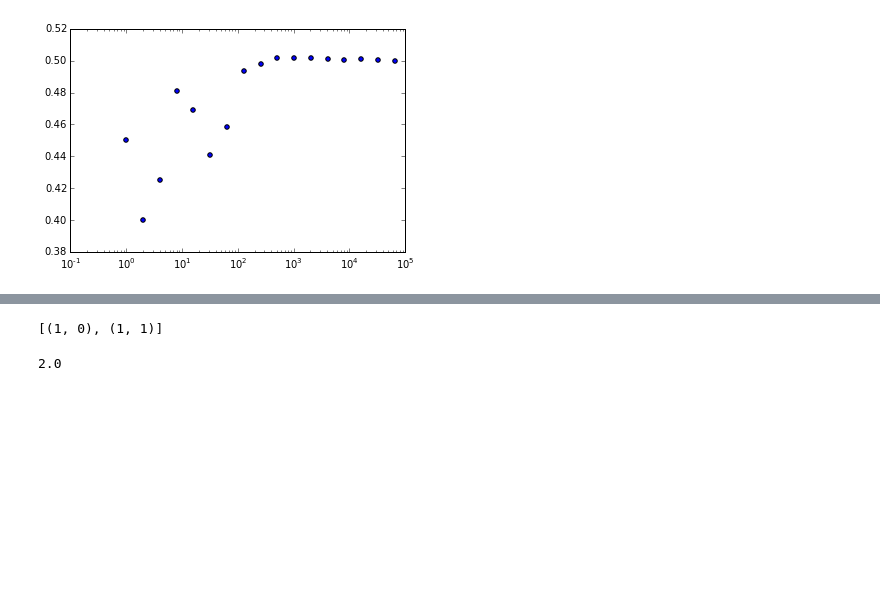
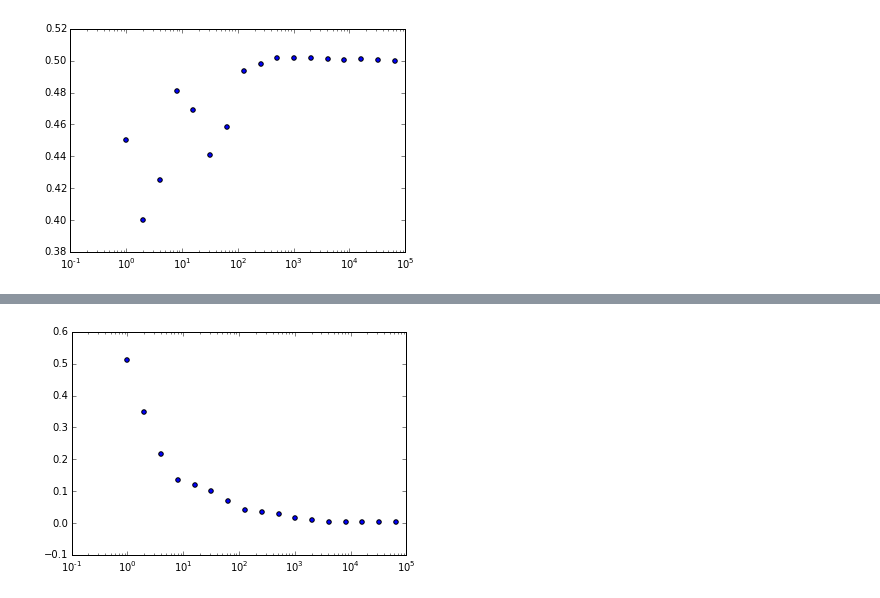
Before and after one commit to Shea-Wolfe/flipping-out, a Jupyter notebook: coin-flips.ipynb, the cells around one changed output, grey strips where cells are left out. Saved outputs shown, nothing was run; the diff lists cells and outputs as text; code cells hidden in the pictures; blank space fills up the shorter version.

Commit message:
Added a unlabeled plot for stdev for each point in my 20 sets data

```diff
--- a/coin-flips.ipynb
+++ b/coin-flips.ipynb
@@ -71,8 +68,6 @@ TypeError: 'int' object is not iterable
-# %%
-print(n_flips(2)
-# %% [output]
-[(1, 0), (1, 1)]
-# %%
-statistics.mean((1,2,3))
-# %% [output]
-2.0
+# %%
+sd_twenty = [statistics.stdev(x) for x in list(zip(*twenty_ratio))]
+plt.scatter(get_total(flip_data),sd_twenty)
+plt.xscale('log')
+# %% [output]
+[figure, added]
```
Also changed, not shown: parts of 1 cell of this notebook.
